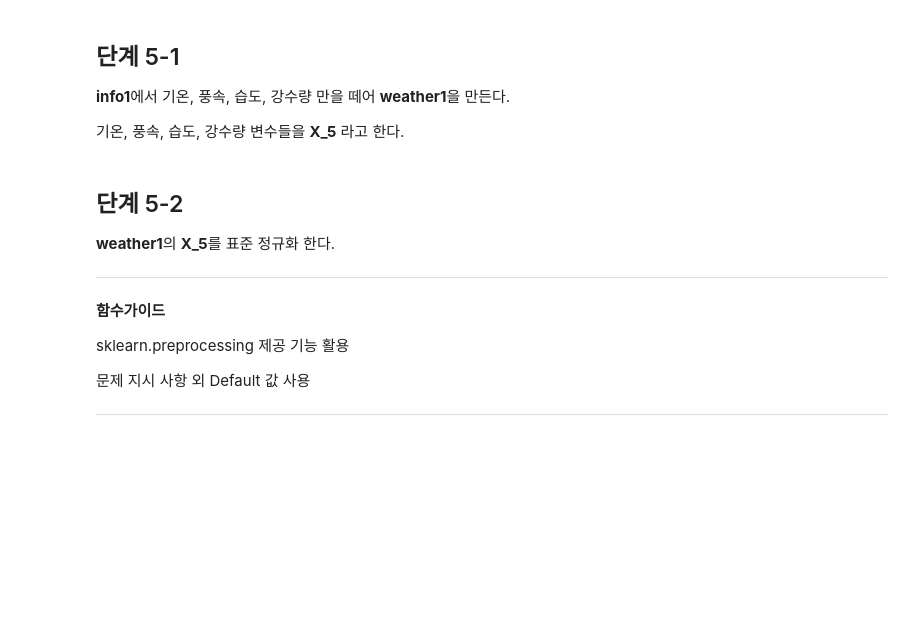
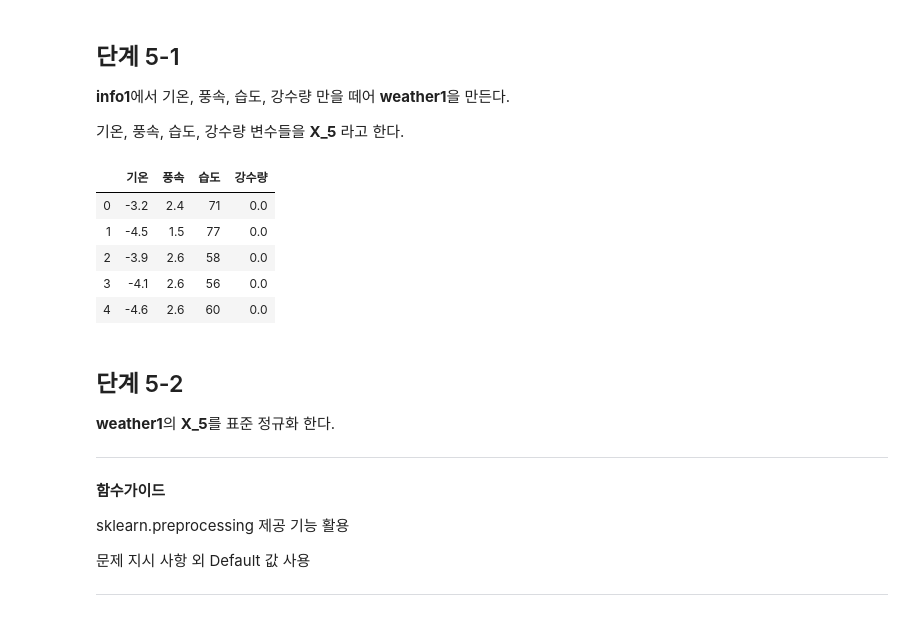
Before and after one commit to sunkusun9/DS_lv3_2510, a Jupyter notebook: sec_ds_lv3_prob3_prob.ipynb, the cells around one changed output. Cells and saved outputs as stored; diff of their text form; code cells hidden in the pictures; blank space fills up the shorter version.

```diff
--- a/sec_ds_lv3_prob3_prob.ipynb
+++ b/sec_ds_lv3_prob3_prob.ipynb
@@ -1923,6 +1923,17 @@ np.argmin(mae_test) + 1, np.min(mae_test)
 **info1**에서 기온, 풍속, 습도, 강수량 만을 떼어 **weather1**을 만든다.
 
 기온, 풍속, 습도, 강수량 변수들을 **X_5** 라고 한다.
+# %%
+X_5 = ['기온', '풍속', '습도', '강수량']
+df_weather1 = df_info1[X_5].copy()
+df_weather1.head()
+# %% [output]
+|  | 기온 | 풍속 | 습도 | 강수량 |
+| 0 | -3.2 | 2.4 | 71 | 0.0 |
+| 1 | -4.5 | 1.5 | 77 | 0.0 |
+| 2 | -3.9 | 2.6 | 58 | 0.0 |
+| 3 | -4.1 | 2.6 | 56 | 0.0 |
+| 4 | -4.6 | 2.6 | 60 | 0.0 |
 # %% [markdown]
 ## 단계 5-2
 
```
Also changed, not shown: parts of 23 cells of this notebook.
